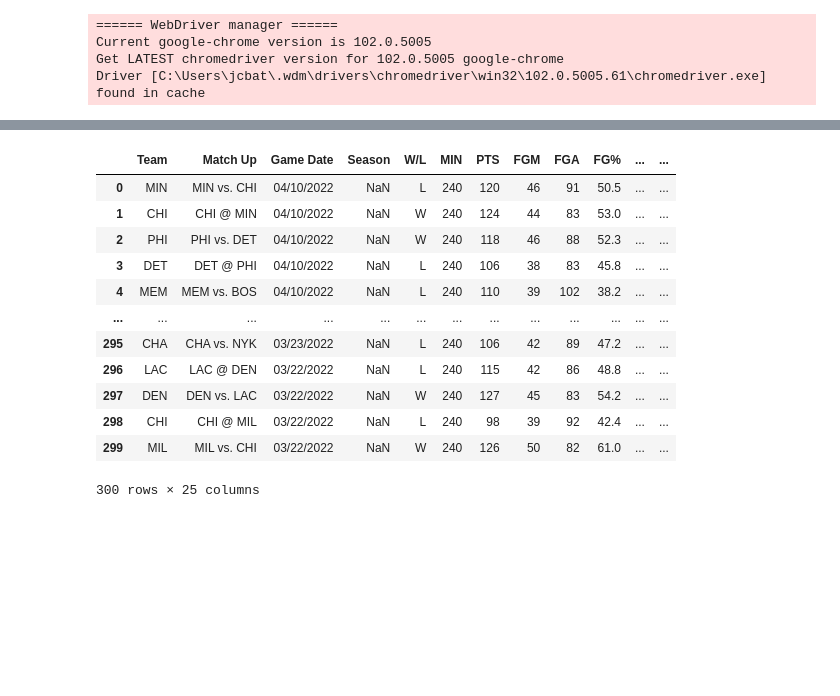
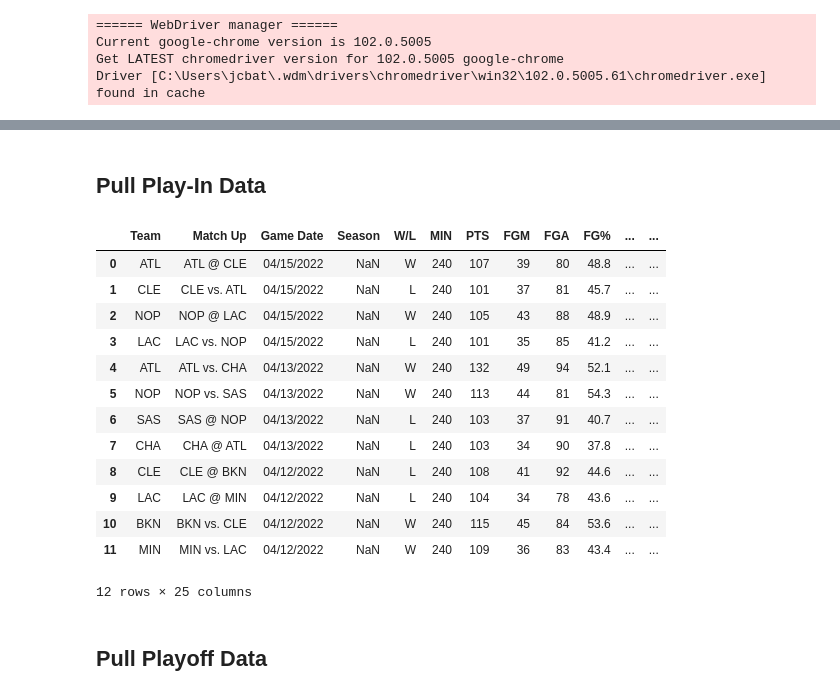
Before and after one commit to emeralddawns/NBA-Prediction-NN, a Jupyter notebook: scraping_data.ipynb, the cells around one changed output, grey strips where cells are left out. Cells and saved outputs as stored; diff of their text form; code cells hidden in the pictures; blank space fills up the shorter version.

Commit message:
Cleaned-up scraping program - can run through cleanly to get data

```diff
--- a/scraping_data.ipynb
+++ b/scraping_data.ipynb
@@ -174,0 +65,2 @@ action.perform()
+# %% [markdown]
+## Pull Play-In Data
@@ -177,4 +72,4 @@ action.perform()
 tbl = driver.find_element_by_tag_name("table").get_attribute('outerHTML')
 # %%
 # Convert the table (list) into a DataFrame
-df2 = pd.read_html(tbl)
+result = pd.read_html(tbl)
@@ -183,16 +76,19 @@ df3 = df3.append(df2[0], ignore_index=True)
-# %%
-df3
-# %% [output]
-|  | Team | Match Up | Game Date | Season | W/L | MIN | PTS | FGM | FGA | FG% | ... | ... |
-| 0 | MIN | MIN vs. CHI | 04/10/2022 | NaN | L | 240 | 120 | 46 | 91 | 50.5 | ... | ... |
-| 1 | CHI | CHI @ MIN | 04/10/2022 | NaN | W | 240 | 124 | 44 | 83 | 53.0 | ... | ... |
-| 2 | PHI | PHI vs. DET | 04/10/2022 | NaN | W | 240 | 118 | 46 | 88 | 52.3 | ... | ... |
-| 3 | DET | DET @ PHI | 04/10/2022 | NaN | L | 240 | 106 | 38 | 83 | 45.8 | ... | ... |
-| 4 | MEM | MEM vs. BOS | 04/10/2022 | NaN | L | 240 | 110 | 39 | 102 | 38.2 | ... | ... |
-| ... | ... | ... | ... | ... | ... | ... | ... | ... | ... | ... | ... | ... |
-| 295 | CHA | CHA vs. NYK | 03/23/2022 | NaN | L | 240 | 106 | 42 | 89 | 47.2 | ... | ... |
-| 296 | LAC | LAC @ DEN | 03/22/2022 | NaN | L | 240 | 115 | 42 | 86 | 48.8 | ... | ... |
-| 297 | DEN | DEN vs. LAC | 03/22/2022 | NaN | W | 240 | 127 | 45 | 83 | 54.2 | ... | ... |
-| 298 | CHI | CHI @ MIL | 03/22/2022 | NaN | L | 240 | 98 | 39 | 92 | 42.4 | ... | ... |
-| 299 | MIL | MIL vs. CHI | 03/22/2022 | NaN | W | 240 | 126 | 50 | 82 | 61.0 | ... | ... |
-300 rows × 25 columns
+# %%
+# Pull the table into a DataFrame
+table_df = result[0]
+table_df
+# %% [output]
+|  | Team | Match Up | Game Date | Season | W/L | MIN | PTS | FGM | FGA | FG% | ... | ... |
+| 0 | ATL | ATL @ CLE | 04/15/2022 | NaN | W | 240 | 107 | 39 | 80 | 48.8 | ... | ... |
+| 1 | CLE | CLE vs. ATL | 04/15/2022 | NaN | L | 240 | 101 | 37 | 81 | 45.7 | ... | ... |
+| 2 | NOP | NOP @ LAC | 04/15/2022 | NaN | W | 240 | 105 | 43 | 88 | 48.9 | ... | ... |
+| 3 | LAC | LAC vs. NOP | 04/15/2022 | NaN | L | 240 | 101 | 35 | 85 | 41.2 | ... | ... |
+| 4 | ATL | ATL vs. CHA | 04/13/2022 | NaN | W | 240 | 132 | 49 | 94 | 52.1 | ... | ... |
+| 5 | NOP | NOP vs. SAS | 04/13/2022 | NaN | W | 240 | 113 | 44 | 81 | 54.3 | ... | ... |
+| 6 | SAS | SAS @ NOP | 04/13/2022 | NaN | L | 240 | 103 | 37 | 91 | 40.7 | ... | ... |
+| 7 | CHA | CHA @ ATL | 04/13/2022 | NaN | L | 240 | 103 | 34 | 90 | 37.8 | ... | ... |
+| 8 | CLE | CLE @ BKN | 04/12/2022 | NaN | L | 240 | 108 | 41 | 92 | 44.6 | ... | ... |
+| 9 | LAC | LAC @ MIN | 04/12/2022 | NaN | L | 240 | 104 | 34 | 78 | 43.6 | ... | ... |
+| 10 | BKN | BKN vs. CLE | 04/12/2022 | NaN | W | 240 | 115 | 45 | 84 | 53.6 | ... | ... |
+| 11 | MIN | MIN vs. LAC | 04/12/2022 | NaN | W | 240 | 109 | 36 | 83 | 43.4 | ... | ... |
+12 rows × 25 columns
@@ -198,0 +108,2 @@ df3
+# %% [markdown]
+## Pull Playoff Data
```
Also changed, not shown: parts of 37 cells of this notebook, 2 other files.
